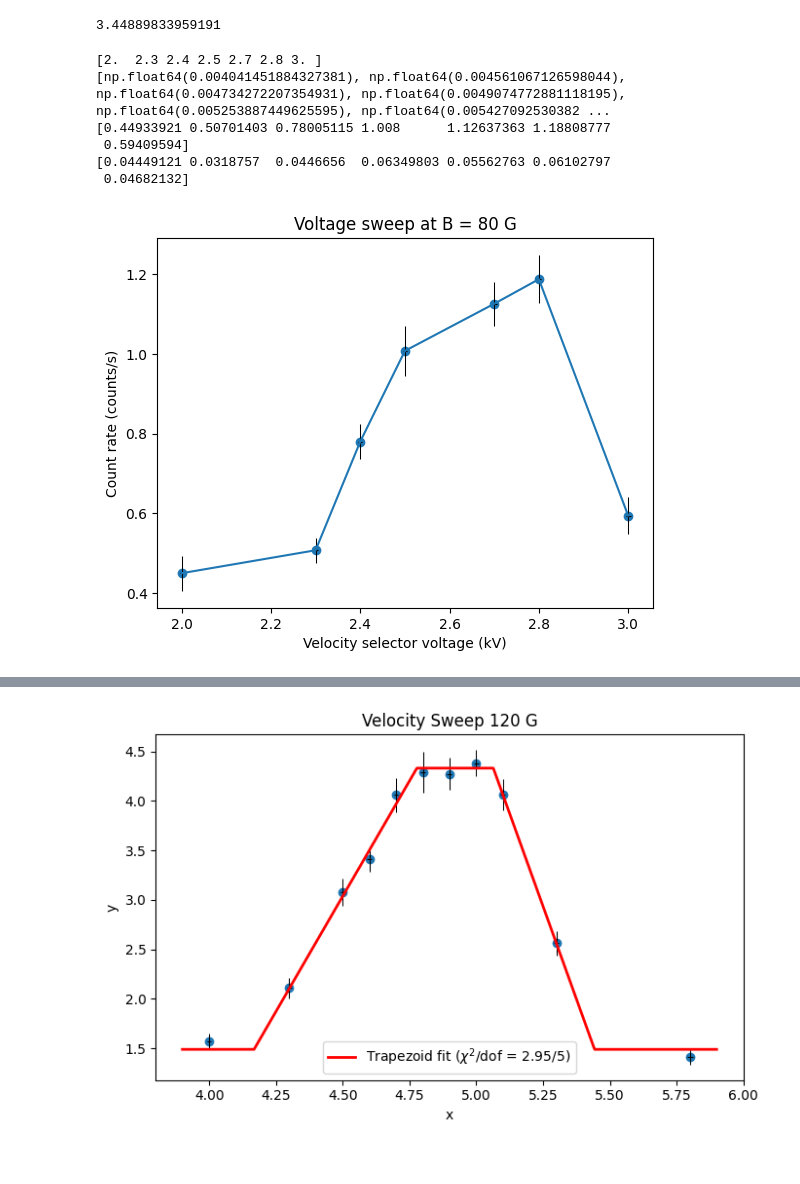
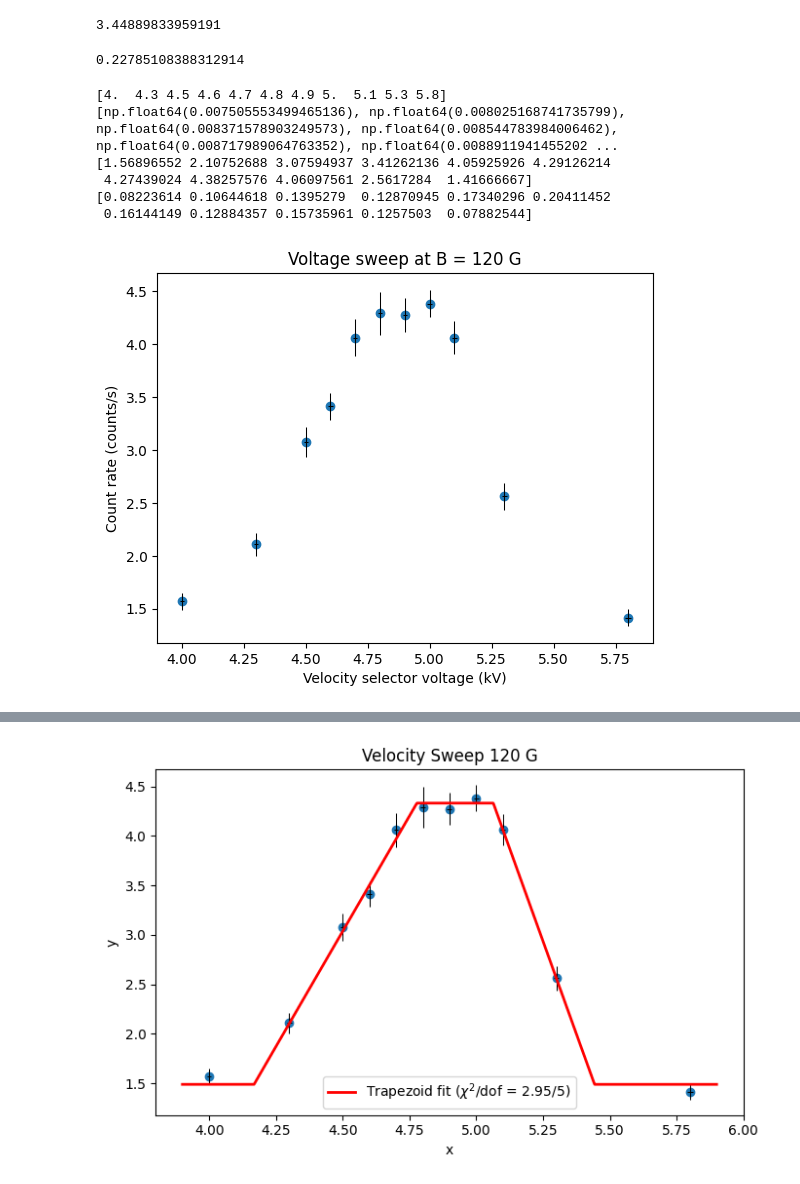
Before and after one commit to nikokopp/jlab, a Jupyter notebook: relativistic_dynamics/analysis/elliott_analysis.ipynb, the cells around one changed output, grey strips where cells are left out. Drawn from its saved outputs; the diff is of its cells as text; code cells hidden in the pictures.

```diff
--- a/relativistic_dynamics/analysis/elliott_analysis.ipynb
+++ b/relativistic_dynamics/analysis/elliott_analysis.ipynb
@@ -34,8 +34,31 @@ def find_amp(G):
 find_amp(80)
 # %% [output]
 3.44889833959191
+# %%
+file = "/Users/elliottchalcraft/Documents/2026-27/8.13/jlab/relativistic_dynamics/data/raw/calibration/2026-10-14/20261014_background_calibration.Spe"
+
+def get_data(file):
+    df = pd.read_csv(file,header=None)
+
+    counts = [int(x) for x in df.iloc[12:2060,0]]
+
+    t = int(df.iloc[9,0].split()[0])
+    return np.sum(counts), t
+
+def sig_rate(N, t, res=0.01):
+    sig_N = np.sqrt(N)
+    sig_t = res**2 / np.sqrt(12)
+    return (N / t) * np.sqrt((sig_N / N)**2 + (sig_t / t)**2)
+
+counts, t = get_data(file)
+bkg_rate = counts / t
+bkg_error = sig_rate(counts, t)
+
+print(bkg_rate)
+# %% [output]
+0.22785108388312914
 # %%
-folder = Path("/Users/elliottchalcraft/Documents/2026-27/jlab-main/relativistic_dynamics/data/raw/velocity_sweep/2026-10-14")
+folder = Path("/Users/elliottchalcraft/Documents/2026-27/8.13/jlab/relativistic_dynamics/data/processed/velocity_sweep_sep/120")
 
 rates = {}
 errors = {}
@@ -99,23 +122,23 @@ print(yerrs)
 # print(tot_counts[4.25] - tot_counts[4.0])
 # print(tot_counts[4.25] - tot_counts[4.5])
 # %% [output]
-[2.  2.3 2.4 2.5 2.7 2.8 3. ]
-[np.float64(0.004041451884327381), np.float64(0.004561067126598044), np.float64(0.004734272207354931), np.float64(0.0049074772881118195), np.float64(0.005253887449625595), np.float64(0.005427092530382 ...
-[0.44933921 0.50701403 0.78005115 1.008      1.12637363 1.18808777
- 0.59409594]
-[0.04449121 0.0318757  0.0446656  0.06349803 0.05562763 0.06102797
- 0.04682132]
+[4.  4.3 4.5 4.6 4.7 4.8 4.9 5.  5.1 5.3 5.8]
+[np.float64(0.007505553499465136), np.float64(0.008025168741735799), np.float64(0.008371578903249573), np.float64(0.008544783984006462), np.float64(0.008717989064763352), np.float64(0.0088911941455202 ...
+[1.56896552 2.10752688 3.07594937 3.41262136 4.05925926 4.29126214
+ 4.27439024 4.38257576 4.06097561 2.5617284  1.41666667]
+[0.08223614 0.10644618 0.1395279  0.12870945 0.17340296 0.20411452
+ 0.16144149 0.12884357 0.15735961 0.1257503  0.07882544]
 # %%
 plt.figure()
 plt.errorbar(x, y, yerr=yerrs, xerr=xerrs, fmt='none', ecolor='black', linewidth=0.75)
 plt.scatter(x,y)
-plt.plot(x,y)
+# plt.plot(x,y)
 plt.xlabel('Velocity selector voltage (kV)')
 plt.ylabel('Count rate (counts/s)')
-plt.title('Voltage sweep at B = 80 G')
+plt.title('Voltage sweep at B = 120 G')
 plt.show()
 # %% [output]
-[figure, old version]
+[figure, new version]
 # %%
 def trapezoid(x, center=0, slope=1, width=1, height=1, offset=0):
     """
```
Also changed, not shown: parts of 6 cells of this notebook.
